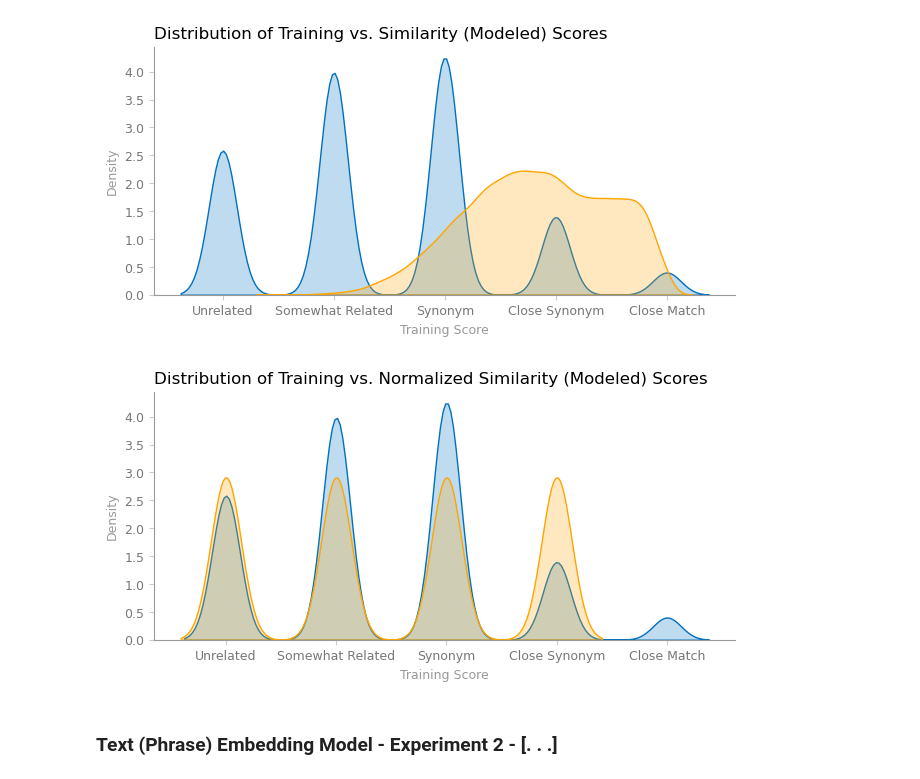
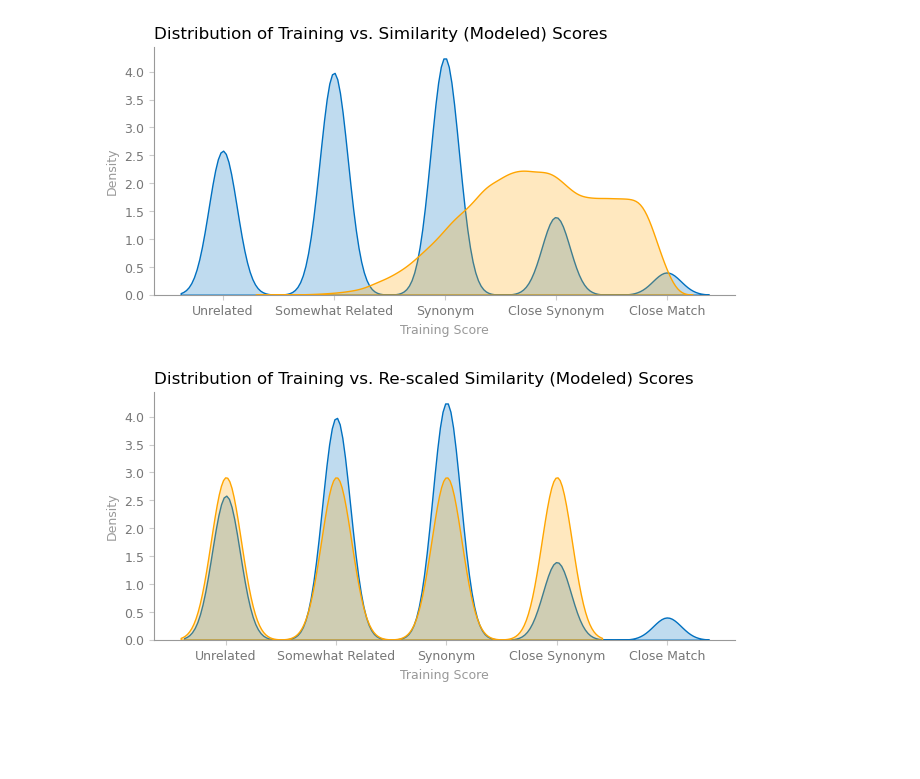
Before and after one commit to davefriesen/patent-semantics, a Jupyter notebook: source/patent-semantics.ipynb, the cells around one changed output. Drawn from its saved outputs; the diff is of its cells as text; code cells hidden in the pictures; blank space fills up the shorter version.

```diff
--- a/source/patent-semantics.ipynb
+++ b/source/patent-semantics.ipynb
@@ -142,15 +148,15 @@ __Given data definitions (see Data Acquisition and Validation above) and types,
 # %%
 # Categorize word pairs by 'Cooperative Patent Classification' (CPC), per provided context code
-c = {'A': 'Human Necessities',
-     'B': 'Operations and Transport',
-     'C': 'Chemistry and Metallurgy',
-     'D': 'Textiles',
-     'E': 'Fixed Constructions',
-     'F': 'Mechanical Engineering',
-     'G': 'Physics',
-     'H': 'Electricity',
-     'Y': 'Emerging Cross-Sectional Technologies'}
-train_df['context_class'] = train_df['context'].apply(lambda x: c.get(x[:1]))
+context_class = {'A': 'Human Necessities',
+                 'B': 'Operations and Transport',
+                 'C': 'Chemistry and Metallurgy',
+                 'D': 'Textiles',
+                 'E': 'Fixed Constructions',
+                 'F': 'Mechanical Engineering',
+                 'G': 'Physics',
+                 'H': 'Electricity',
+                 'Y': 'Emerging Cross-Sectional Technologies'}
+train_df['context_class'] = train_df['context'].apply(lambda x: context_class.get(x[:1]))
 # %%
 # Generate target word counts for analysis
 def word_count(s):
@@ -416,39 +545,37 @@ fig.savefig('training-vs-similarity-distribution.svg')
 # An alternative is we could train based on a contextual corpus. . .
 # etc.
 # %%
-# 'Normalize' similarity scores in quartiles for ~distribution comparison to given scores
+# Re-scale similarity scores in quartiles for ~distribution comparison to given scores
 def q(val, q25, q50, q75, q100):
     return (((q25 < val <= q50) * 0.25) +
             ((q50 < val <= q75) * 0.5) +
             ((q75 < val <= q100) * 0.75) +
             ((q100 < val) * 1.0))
 
 a = np.quantile(train_df['sim'], 0.25)
 b = np.quantile(train_df['sim'], 0.50)
 c = np.quantile(train_df['sim'], 0.75)
 d = np.quantile(train_df['sim'], 1.0)
 train_df['sim_norm'] = train_df['sim'].apply((lambda x: q(x, a, b, c, d)))
 
 # Visualize/review distribution of provided lables
 fig, ax = plt.subplots()
 sns.kdeplot(
     data = train_df['score'],
     fill = True
 ).set(
-    title = 'Distribution of Training vs. Normalized Similarity (Modeled) Scores',
+    title = 'Distribution of Training vs. Re-scaled Similarity (Modeled) Scores',
     xlabel = 'Training Score',
 )
 
 sns.kdeplot(
     data = train_df['sim_norm'],
     fill = True,
     color = PLT_ALTERNATE_COLOR
 )
 
 plt.xticks(score_levels[1:], score_labels)
 plt.show()
 fig.savefig('training-vs-norm-similarity-distribution.svg')
 # %% [output]
-[figure, old version]
+[figure, new version]
-# %% [markdown]
-### Text (Phrase) Embedding Model - Experiment 2 - [. . .]
```
Also changed, not shown: parts of 27 cells of this notebook, 7 other files.
